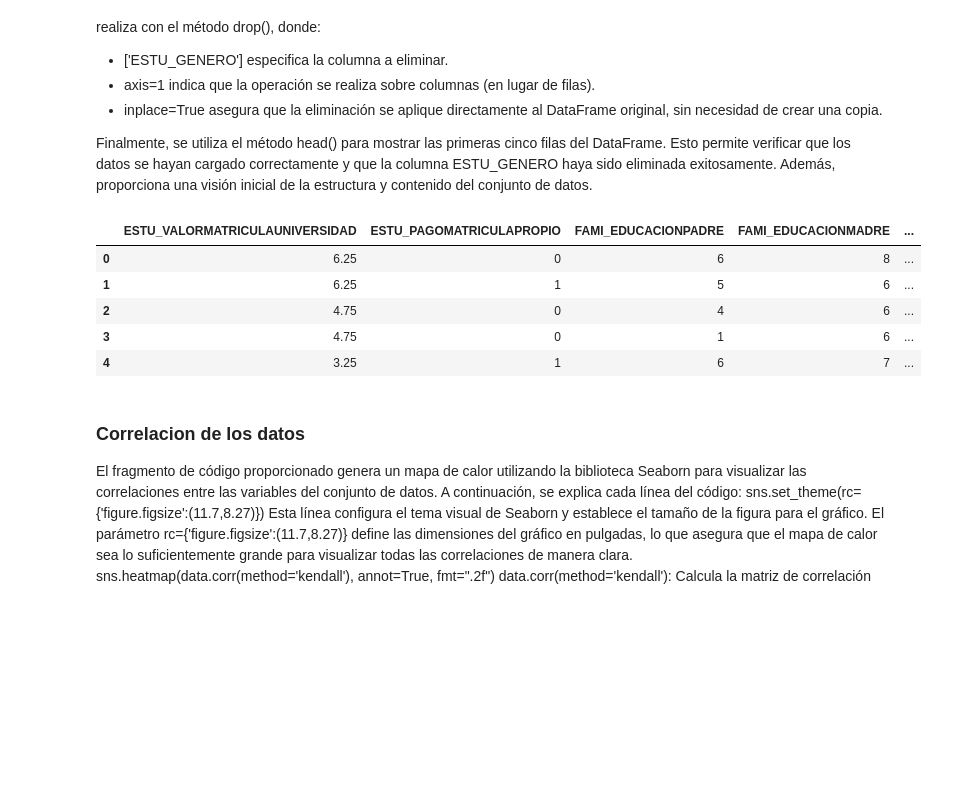
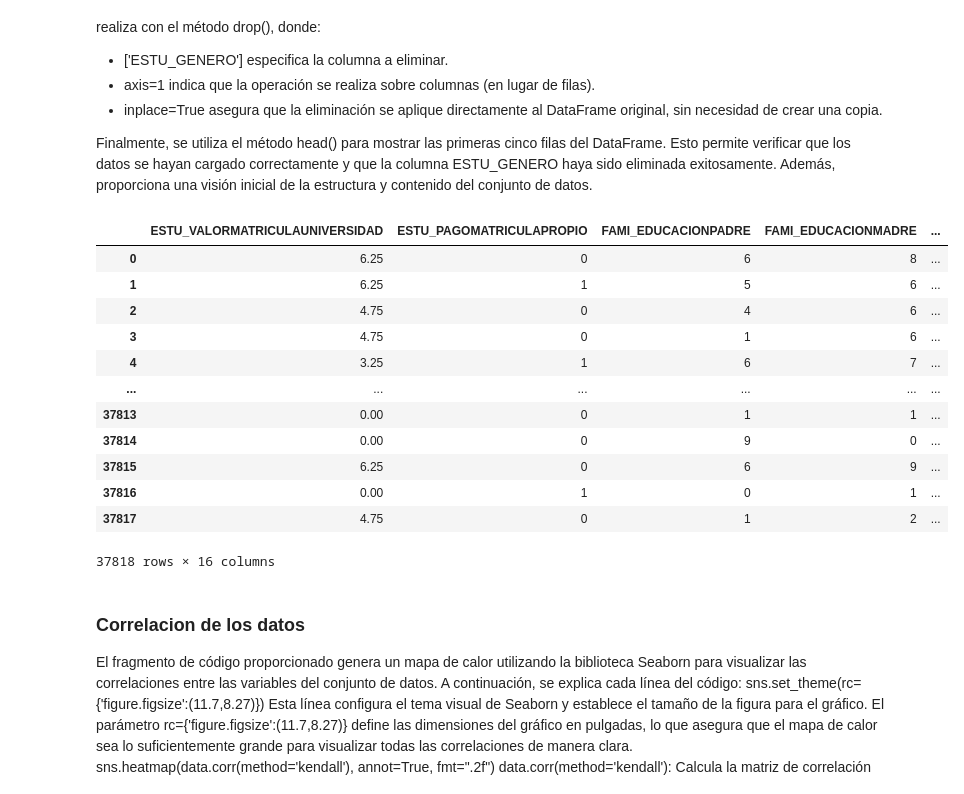
Before and after one commit to jnicolasdz/Socioeconomis-impact-over-score, a Jupyter notebook: k-negh-notebook.ipynb, the cells around one changed output. Cells and saved outputs as stored; diff of their text form; code cells hidden in the pictures; blank space fills up the shorter version.

```diff
--- a/k-negh-notebook.ipynb
+++ b/k-negh-notebook.ipynb
@@ -29,14 +29,21 @@ Finalmente, se utiliza el método head() para mostrar las primeras cinco filas d
 # %%
 data = pd.read_csv('data_cleaned.csv')
 data.drop(['ESTU_GENERO'], axis=1, inplace=True)
-data.head()
+data
 # %% [output]
 |  | ESTU_VALORMATRICULAUNIVERSIDAD | ESTU_PAGOMATRICULAPROPIO | FAMI_EDUCACIONPADRE | FAMI_EDUCACIONMADRE | ... |
 | 0 | 6.25 | 0 | 6 | 8 | ... |
 | 1 | 6.25 | 1 | 5 | 6 | ... |
 | 2 | 4.75 | 0 | 4 | 6 | ... |
 | 3 | 4.75 | 0 | 1 | 6 | ... |
 | 4 | 3.25 | 1 | 6 | 7 | ... |
+| ... | ... | ... | ... | ... | ... |
+| 37813 | 0.00 | 0 | 1 | 1 | ... |
+| 37814 | 0.00 | 0 | 9 | 0 | ... |
+| 37815 | 6.25 | 0 | 6 | 9 | ... |
+| 37816 | 0.00 | 1 | 0 | 1 | ... |
+| 37817 | 4.75 | 0 | 1 | 2 | ... |
+37818 rows × 16 columns
 # %% [markdown]
 ### Correlacion de los datos
 
```
Also changed, not shown: parts of 13 cells of this notebook.
